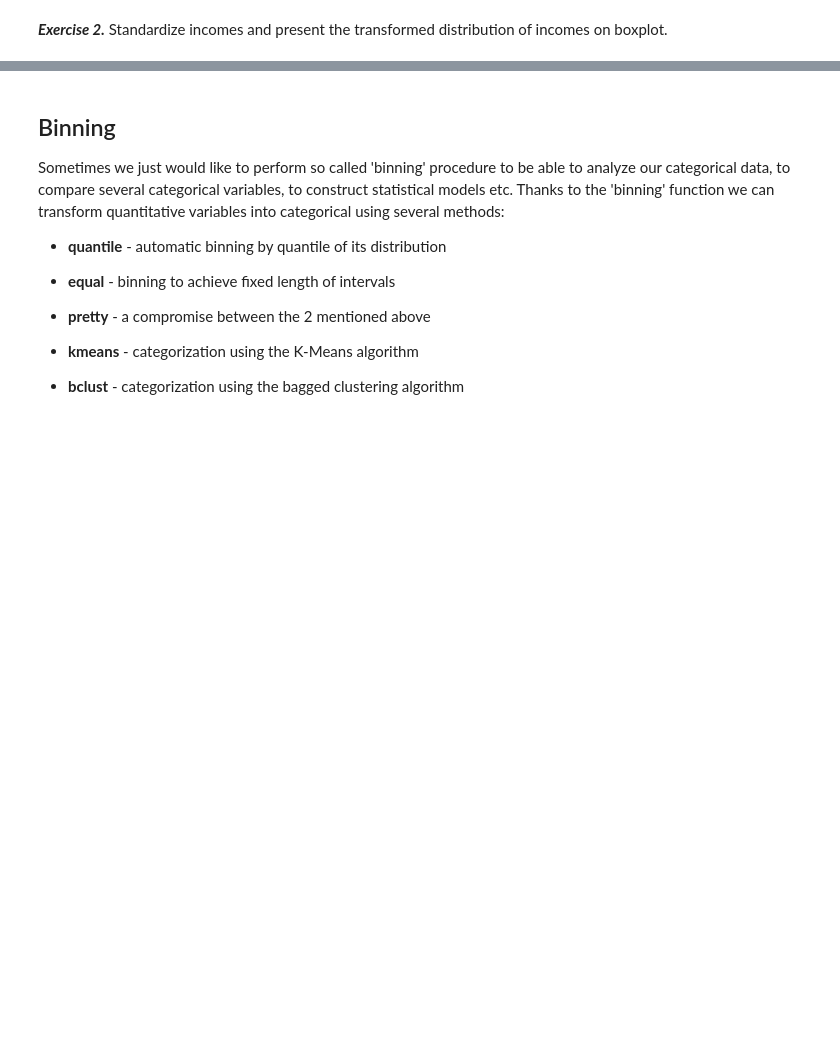
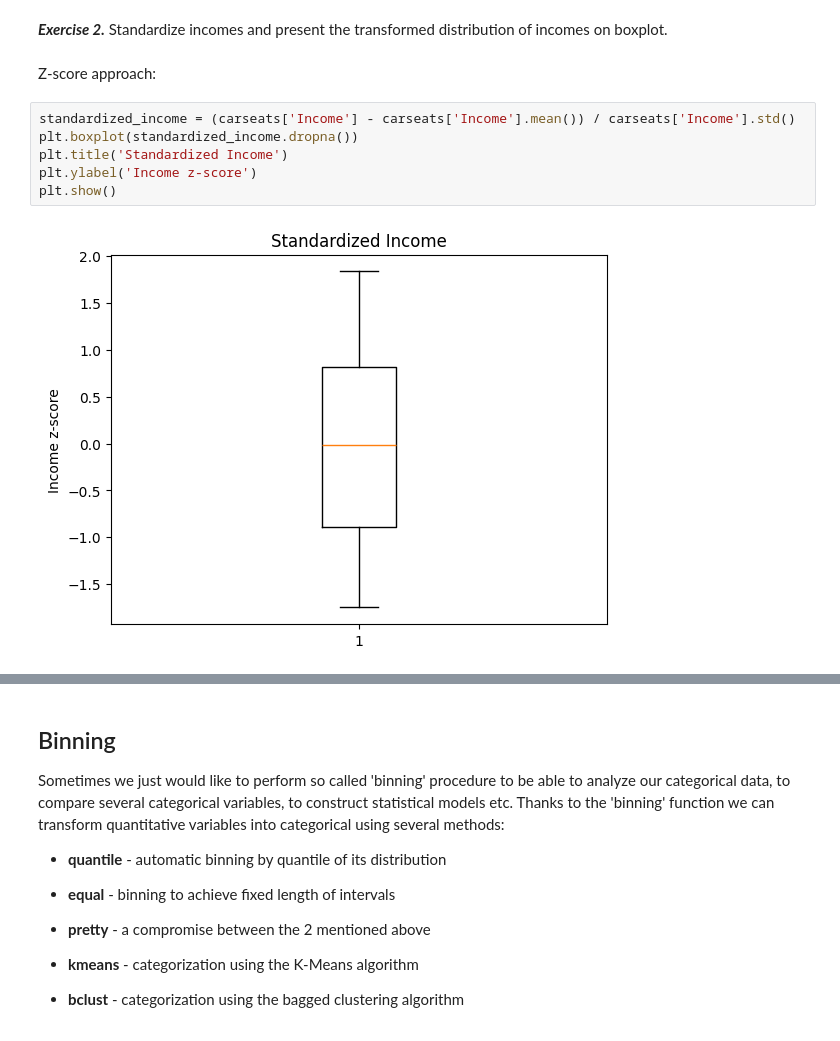
Before and after one commit to stachuapa123/ds2025, a Jupyter notebook: Exercise 4.ipynb, the cells around one changed output, grey strips where cells are left out. Drawn from its saved outputs; the diff is of its cells as text; blank space fills up the shorter version.

```diff
--- a/Exercise 4.ipynb
+++ b/Exercise 4.ipynb
@@ -574,3 +574,13 @@ In order to solve problems with very skewed distributions we can also use severa
 -   x\^3
 # %% [markdown]
 ***Exercise 2.*** Standardize incomes and present the transformed distribution of incomes on boxplot.
+# %% [markdown]
+Z-score approach:
+# %%
+standardized_income = (carseats['Income'] - carseats['Income'].mean()) / carseats['Income'].std()
+plt.boxplot(standardized_income.dropna())
+plt.title('Standardized Income')
+plt.ylabel('Income z-score')
+plt.show()
+# %% [output]
+[figure, added]
```
Also changed, not shown: parts of 4 cells of this notebook.
